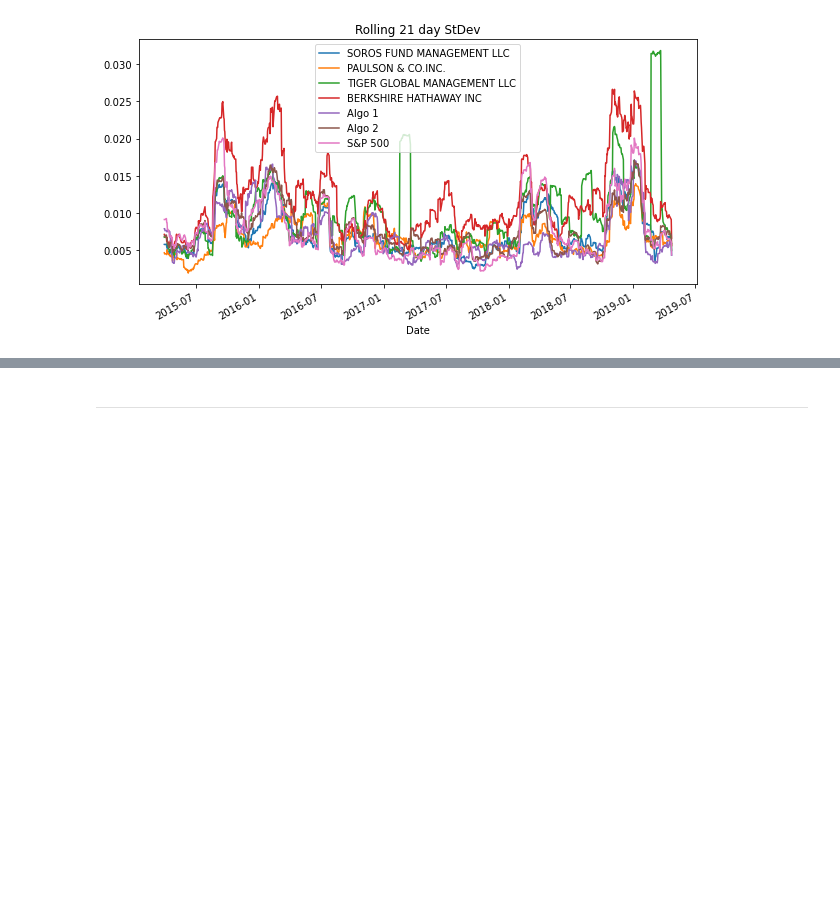
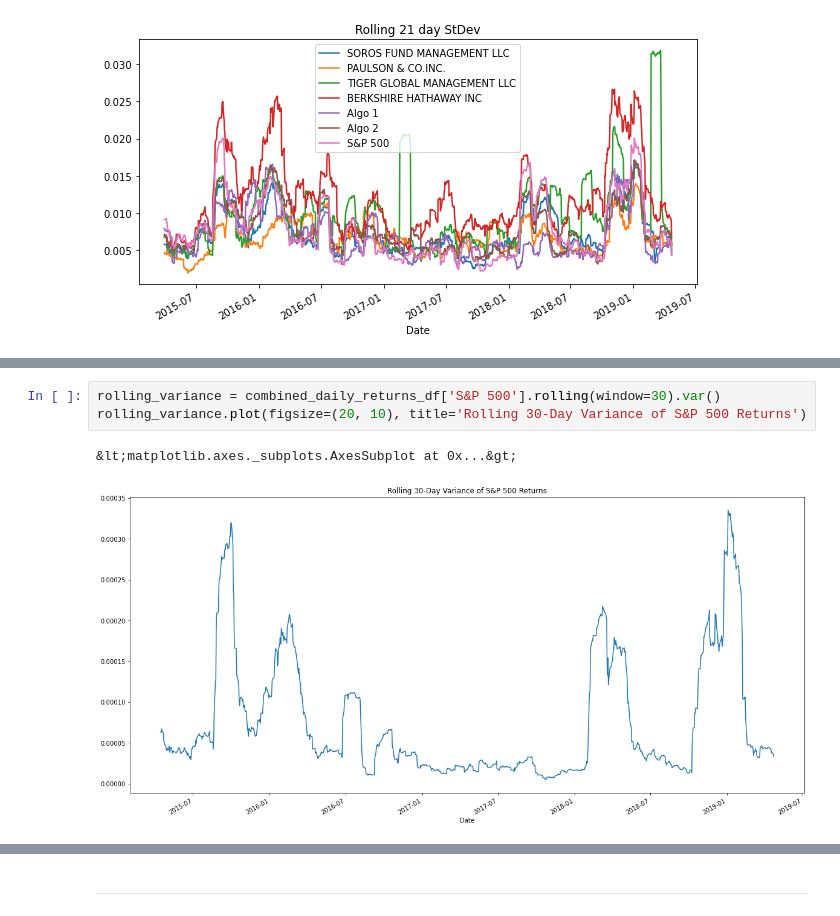
Before and after one commit to dbogatic/jupyter-homework, a Jupyter notebook: whale_analysis.ipynb, the cells around one changed output, grey strips where cells are left out. Cells and saved outputs as stored; diff of their text form; blank space fills up the shorter version.

```diff
--- a/whale_analysis.ipynb
+++ b/whale_analysis.ipynb
@@ -343,0 +345,6 @@ berkshire_beta
+# %%
+rolling_variance = combined_daily_returns_df['S&P 500'].rolling(window=30).var()
+rolling_variance.plot(figsize=(20, 10), title='Rolling 30-Day Variance of S&P 500 Returns')
+# %% [output]
+&lt;matplotlib.axes._subplots.AxesSubplot at 0x...&gt;
+[figure, added]
```
Also changed, not shown: parts of 7 cells of this notebook.
